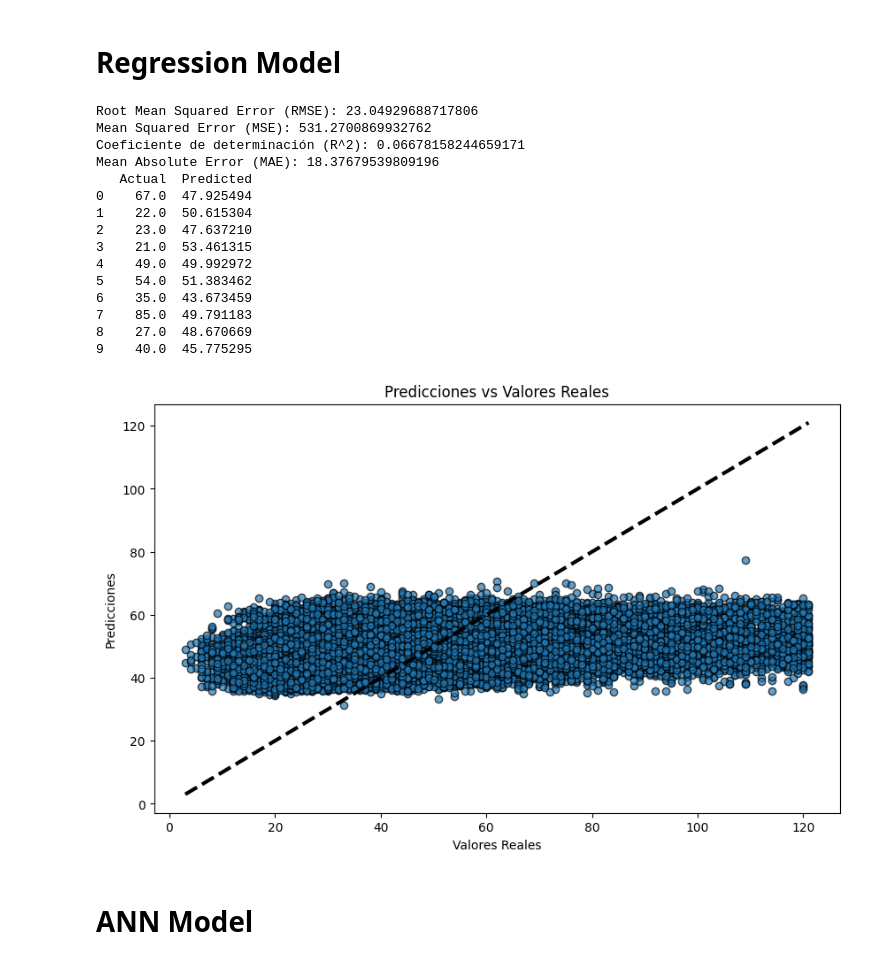
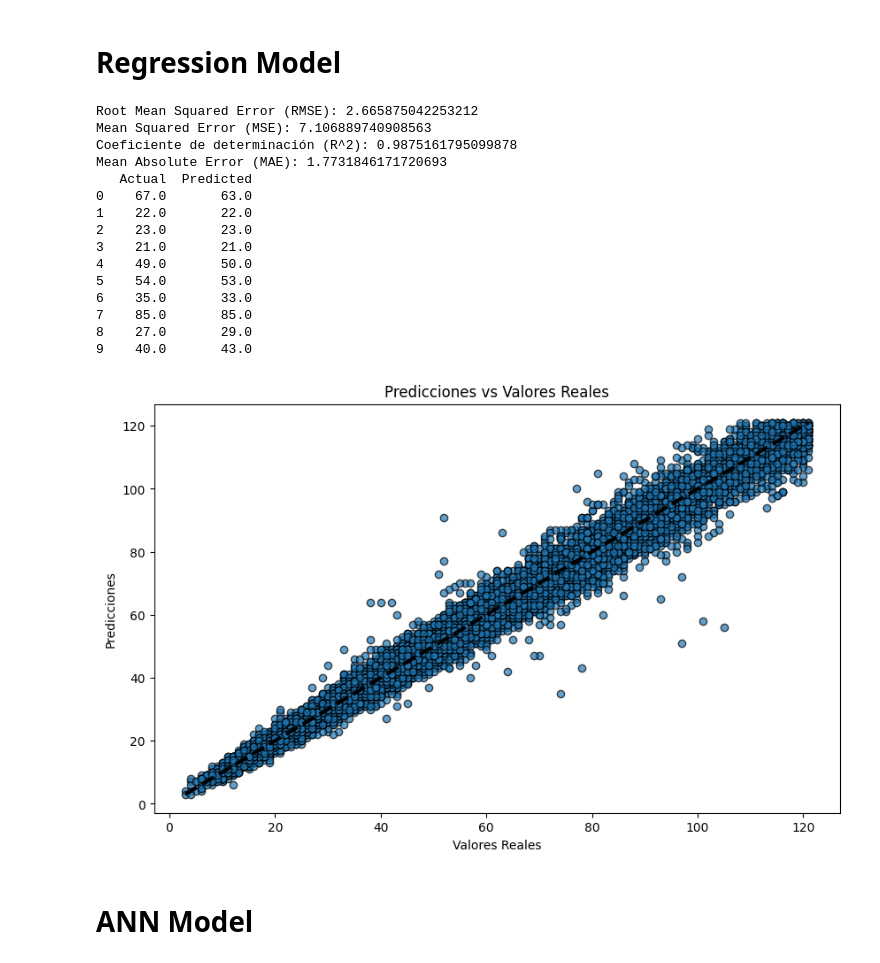
Before and after one commit to isaacmenchaca97/hospital_wait_time_prediction, a Jupyter notebook: ART/data_analysis.ipynb, the cells around one changed output. Cells and saved outputs as stored; diff of their text form; code cells hidden in the pictures.

```diff
--- a/ART/data_analysis.ipynb
+++ b/ART/data_analysis.ipynb
@@ -245,7 +247,7 @@ import numpy as np
 
 # Select target and features
 # X = df_regresion[['clasificacion_encode', 'edad', 'genero_Femenino', 'genero_Masculino', 'hora', 'minuto', 'mes', 'dia', 'dia_semana']]
-X = pd.read_csv('./prediction_feature.csv')
+X = pd.read_csv('./evaluation_feature.csv')
 y = pd.read_csv('./target.csv')
 y = y.values.ravel()
 
@@ -255,47 +257,47 @@ X = scaler.fit_transform(X)
 # %%
 X_train, X_test, y_train, y_test = train_test_split(X, y, test_size=0.2, random_state=42)
 
-model = GradientBoostingRegressor()
+model = DecisionTreeRegressor()
 model.fit(X_train, y_train)
 
 # Predictions
 y_test_pred = model.predict(X_test)
 
 # Métricas de evaluación
 print(f"Root Mean Squared Error (RMSE): {np.sqrt(mean_squared_error(y_test, y_test_pred))}")
 print(f"Mean Squared Error (MSE): {mean_squared_error(y_test, y_test_pred)}")
 print(f"Coeficiente de determinación (R^2): {r2_score(y_test, y_test_pred)}")
 print(f'Mean Absolute Error (MAE): {mean_absolute_error(y_test, y_test_pred)}')
 
 # Mostrar algunas predicciones junto con los valores reales
 predictions = pd.DataFrame({'Actual': y_test, 'Predicted': y_test_pred.flatten()})
 print(predictions.head(10))
 
 # Gráfico de dispersión de predicciones vs valores reales
 plt.figure(figsize=(10, 6))
 plt.scatter(y_test, y_test_pred, edgecolor='k', alpha=0.7)
 plt.plot([y_test.min(), y_test.max()], [y_test.min(), y_test.max()], 'k--', lw=3)
 plt.xlabel('Valores Reales')
 plt.ylabel('Predicciones')
 plt.title('Predicciones vs Valores Reales')
 plt.show()
 # %% [output]
-Root Mean Squared Error (RMSE): 23.04929688717806
-Mean Squared Error (MSE): 531.2700869932762
-Coeficiente de determinación (R^2): 0.06678158244659171
-Mean Absolute Error (MAE): 18.37679539809196
+Root Mean Squared Error (RMSE): 2.665875042253212
+Mean Squared Error (MSE): 7.106889740908563
+Coeficiente de determinación (R^2): 0.9875161795099878
+Mean Absolute Error (MAE): 1.7731846171720693
    Actual  Predicted
-0    67.0  47.925494
-1    22.0  50.615304
-2    23.0  47.637210
-3    21.0  53.461315
-4    49.0  49.992972
-5    54.0  51.383462
-6    35.0  43.673459
-7    85.0  49.791183
-8    27.0  48.670669
-9    40.0  45.775295
+0    67.0       63.0
+1    22.0       22.0
+2    23.0       23.0
+3    21.0       21.0
+4    49.0       50.0
+5    54.0       53.0
+6    35.0       33.0
+7    85.0       85.0
+8    27.0       29.0
+9    40.0       43.0
-[figure, old version]
+[figure, new version]
 # %% [markdown]
 # ANN Model
 # %%
```
Also changed, not shown: parts of 3 cells of this notebook.
